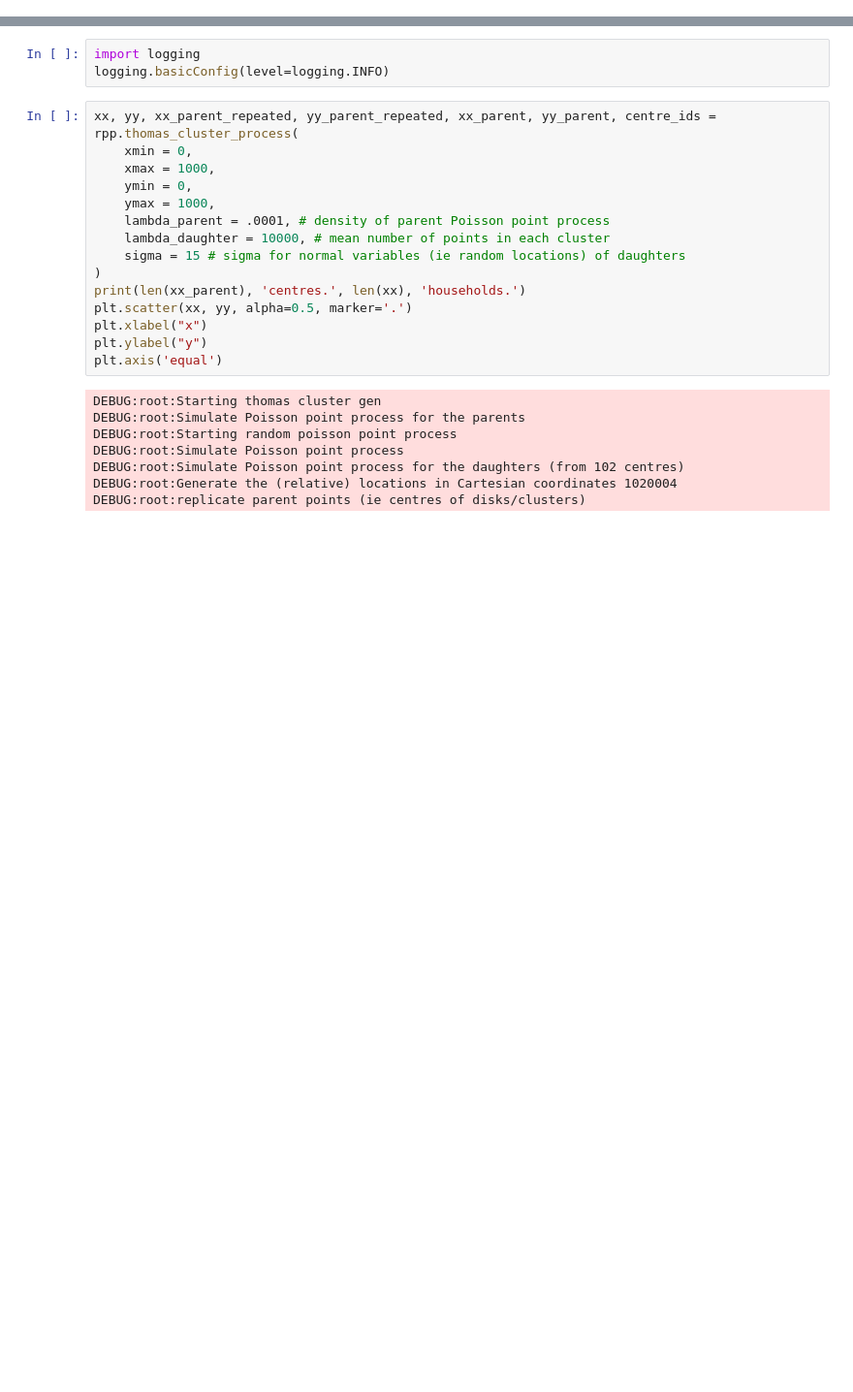
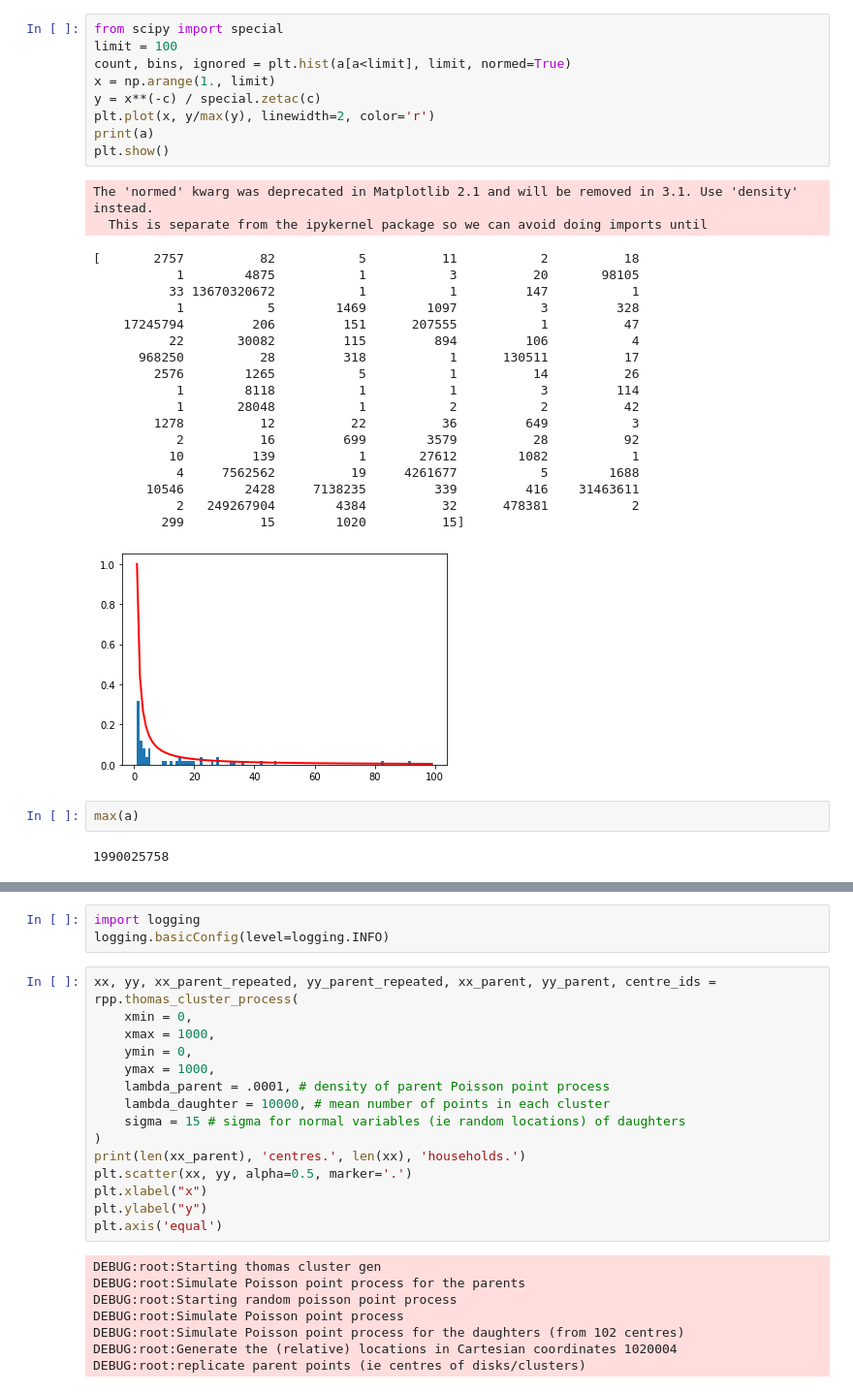
Before and after one commit to fredshone/citychef, a Jupyter notebook: worldsynth.ipynb, the cells around one changed output, grey strips where cells are left out. Shown at 97% size. Cells and saved outputs as stored; diff of their text form; blank space fills up the shorter version.

```diff
--- a/worldsynth.ipynb
+++ b/worldsynth.ipynb
@@ -8,0 +19,34 @@ import random_point_processes as rpp
+# %%
+from scipy import special
+limit = 100
+count, bins, ignored = plt.hist(a[a<limit], limit, normed=True)
+x = np.arange(1., limit)
+y = x**(-c) / special.zetac(c)
+plt.plot(x, y/max(y), linewidth=2, color='r')
+print(a)
+plt.show()
+# %% [output]
+The 'normed' kwarg was deprecated in Matplotlib 2.1 and will be removed in 3.1. Use 'density' instead.
+  This is separate from the ipykernel package so we can avoid doing imports until
+[       2757          82           5          11           2          18
+           1        4875           1           3          20       98105
+          33 13670320672           1           1         147           1
+           1           5        1469        1097           3         328
+    17245794         206         151      207555           1          47
+          22       30082         115         894         106           4
+      968250          28         318           1      130511          17
+        2576        1265           5           1          14          26
+           1        8118           1           1           3         114
+           1       28048           1           2           2          42
+        1278          12          22          36         649           3
+           2          16         699        3579          28          92
+          10         139           1       27612        1082           1
+           4     7562562          19     4261677           5        1688
+       10546        2428     7138235         339         416    31463611
+           2   249267904        4384          32      478381           2
+         299          15        1020          15]
+[figure, added]
+# %%
+max(a)
+# %% [output]
+1990025758
```
Also changed, not shown: parts of 7 cells of this notebook, 3 other files.
